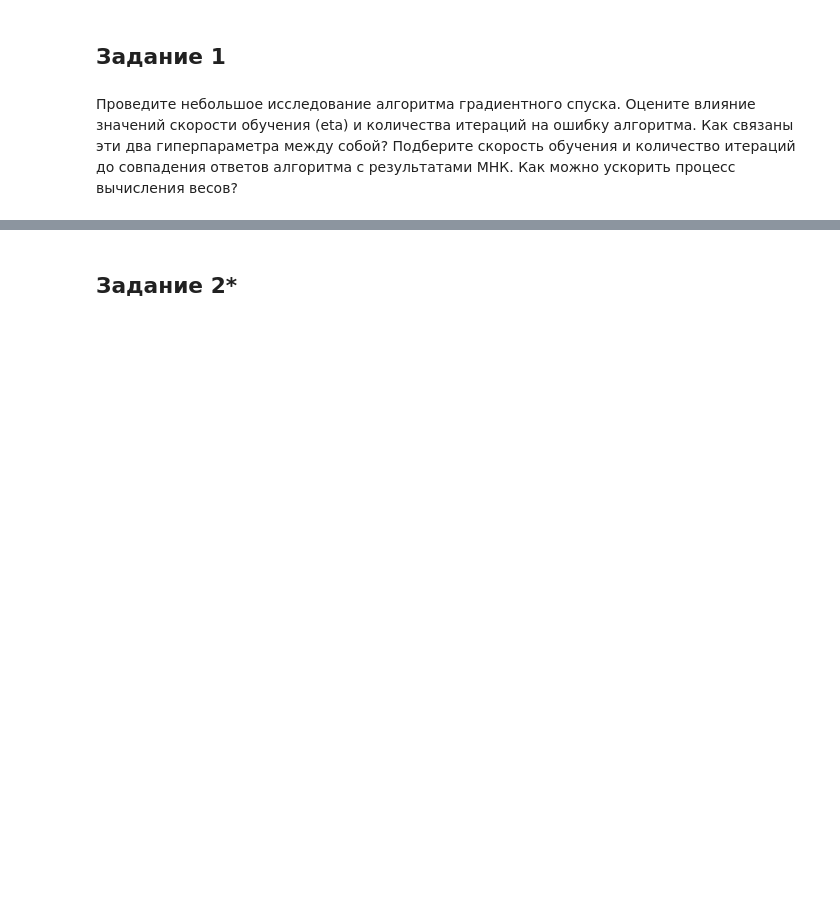
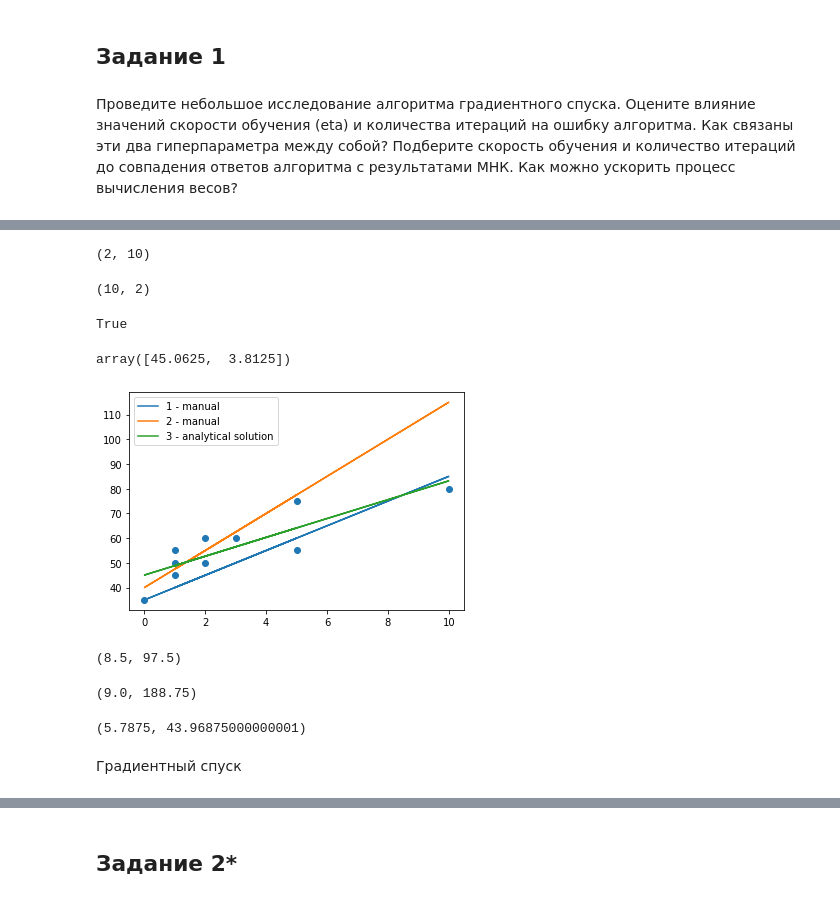
Before and after one commit to vit050587/Data-analysis, a Jupyter notebook: analytics_data.ipynb, the cells around one changed output, grey strips where cells are left out. Drawn from its saved outputs; the diff is of its cells as text; code cells hidden in the pictures; blank space fills up the shorter version.

```diff
--- a/analytics_data.ipynb
+++ b/analytics_data.ipynb
@@ -11,0 +67,28 @@ import matplotlib.pyplot as plt
+# %%
+X.shape
+# %% [output]
+(2, 10)
+# %%
+X.T.shape
+# %% [output]
+(10, 2)
+# %%
+all(X @ y == np.dot(X,y))
+# %% [output]
+True
+# %%
+W = np.linalg.inv(np.dot(X, X.T)) @ X @ y
+W
+# %% [output]
+array([45.0625,  3.8125])
+# %%
+y_pred3 = W[0] * X[0] + W[1] * X[1]
+# %%
+plt.scatter(X[1], y)
+plt.plot(X[1], y_pred1, label='1 - manual')
+plt.plot(X[1], y_pred2, label='2 - manual')
+plt.plot(X[1], y_pred3, label='3 - analytical solution')
+plt.legend()
+plt.show()
+# %% [output]
+[figure, added]
@@ -11,0 +103,14 @@ import matplotlib.pyplot as plt
+# %%
+calc_mae(y, y_pred1), calc_mse(y, y_pred1)
+# %% [output]
+(8.5, 97.5)
+# %%
+calc_mae(y, y_pred2), calc_mse(y, y_pred2)
+# %% [output]
+(9.0, 188.75)
+# %%
+calc_mae(y, y_pred3), calc_mse(y, y_pred3)
+# %% [output]
+(5.7875, 43.96875000000001)
+# %% [markdown]
+Градиентный спуск
```
Also changed, not shown: parts of 40 cells of this notebook.
